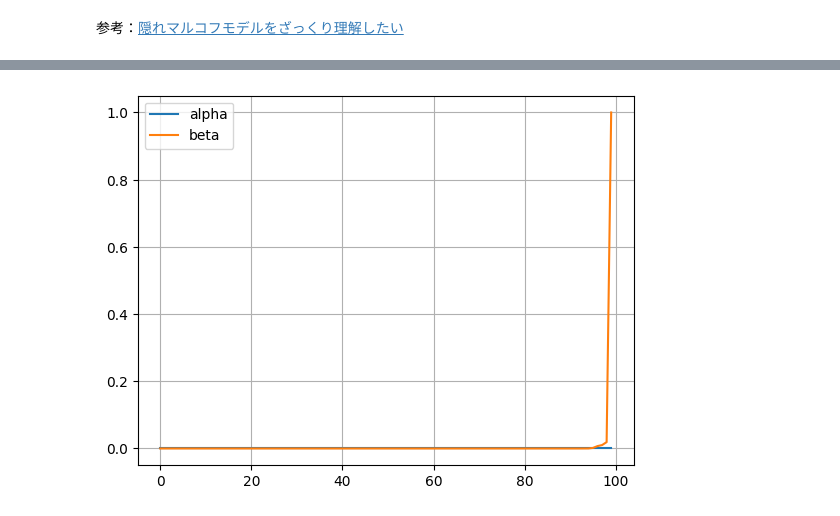
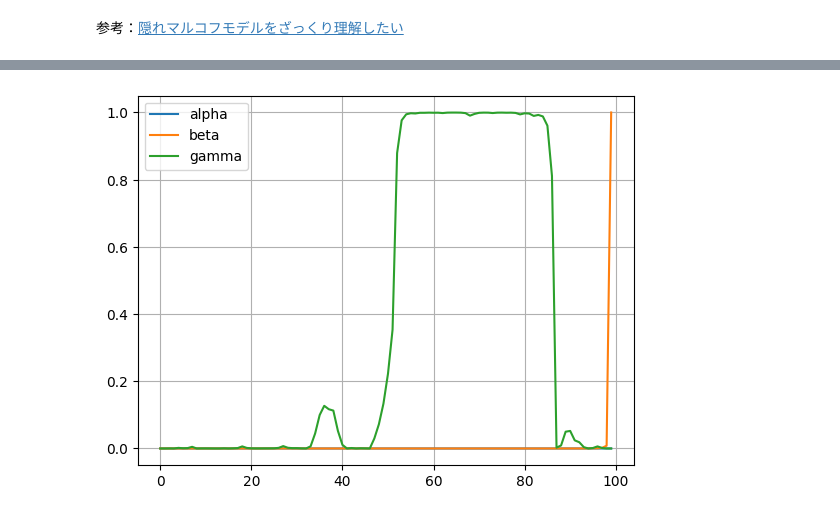
Before and after one commit to Xi-hai/ML_implementation, a Jupyter notebook: HMM.ipynb, the cells around one changed output, grey strips where cells are left out. Cells and saved outputs as stored; diff of their text form; code cells hidden in the pictures.

```diff
--- a/HMM.ipynb
+++ b/HMM.ipynb
@@ -25,7 +25,7 @@ pi = np.array(
 )
 
 # 繰り返し上限
-T = 10
+T = 100
 
 # 観測データ列
 x = np.array([
@@ -58,12 +58,11 @@ def backward(x, A_transition, B_emission, pi):
     # K = A_transition.shape[0]
     # D = B_emission.shape[1]
     beta = np.zeros((N, K))
-
-    beta[N-1] = np.ones((K))
+    beta[N-1, :] = 1.
 
     for n in reversed(range(0, N-1)):
         for k in range(K):
-            beta[n, k] = np.sum(beta[n+1, :] @ B_emission[:, x[n]] @ A_transition[k, :])
+            beta[n, k] = np.sum(beta[n+1, :] * B_emission[:, x[n+1]] * A_transition[k, :])
 
     return beta
 # %%
@@ -130,13 +145,13 @@ ValueError: matmul: Input operand 0 does not have enough dimensions (has 0, gufu
 # %%
 ax = plt.subplot(111)
 n = range(x.shape[0])
 ax.plot(n, alpha, label="alpha")
 ax.plot(n, beta, label="beta")
-# ax.plot(n, gamma, label="gamma")
+ax.plot(n, gamma, label="gamma")
 ax.legend()
 ax.grid()
 # %% [output]
-[figure, old version]
+[figure, new version]
 # %%
 # def forward(observations,
 #             transition_matrix,
```
Also changed, not shown: parts of 1 cell of this notebook.
